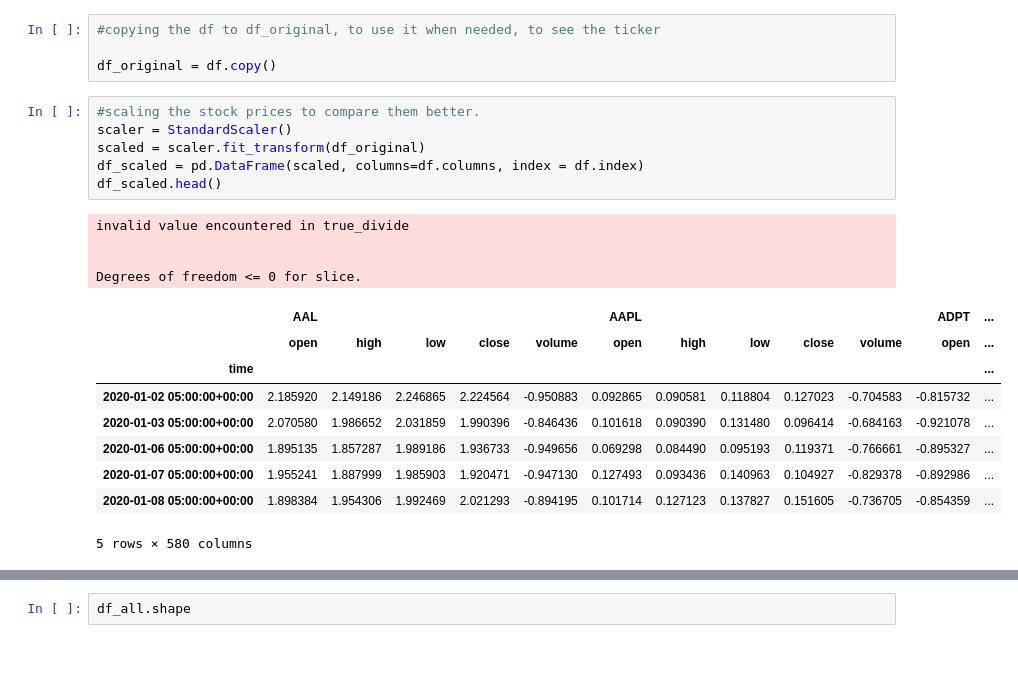
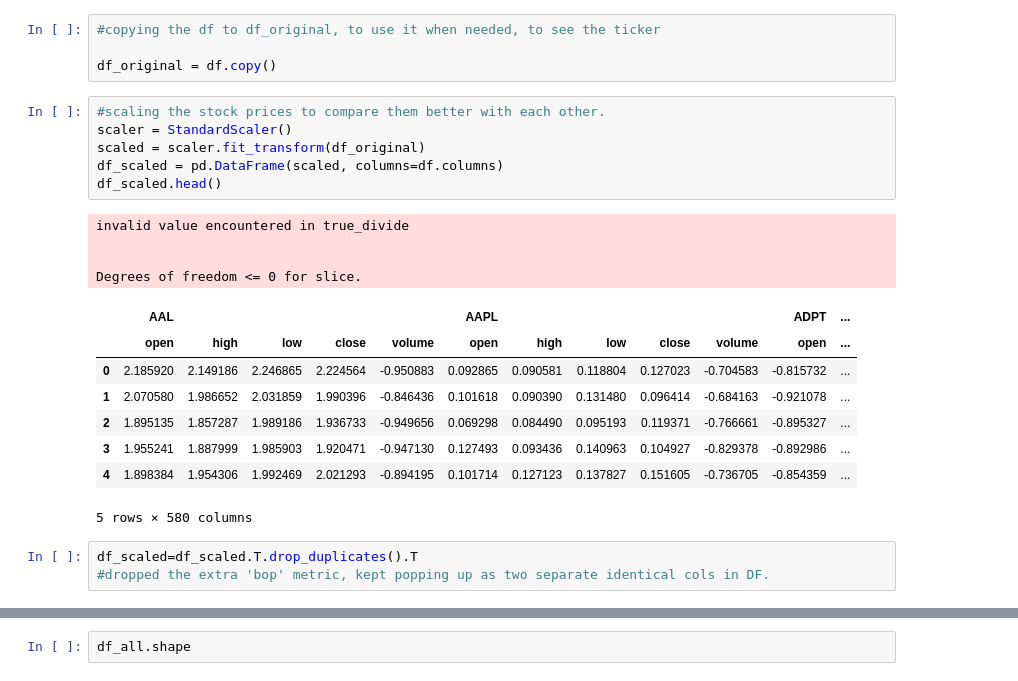
Before and after one commit to Gaukhar-ai/Capstone, a Jupyter notebook: Untitled30.ipynb, the cells around one changed output, grey strips where cells are left out. Saved outputs shown, nothing was run; the diff lists cells and outputs as text; blank space fills up the shorter version.

```diff
--- a/Untitled30.ipynb
+++ b/Untitled30.ipynb
@@ -284,24 +265,26 @@ df_all
 
 df_original = df.copy()
 # %%
-#scaling the stock prices to compare them better.
+#scaling the stock prices to compare them better with each other.
 scaler = StandardScaler()
 scaled = scaler.fit_transform(df_original)
-df_scaled = pd.DataFrame(scaled, columns=df.columns, index = df.index)
+df_scaled = pd.DataFrame(scaled, columns=df.columns)
 df_scaled.head()
 # %% [output]
 invalid value encountered in true_divide
 
 
 Degrees of freedom <= 0 for slice.
 |  | AAL |  |  |  |  | AAPL |  |  |  |  | ADPT | ... |
 |  | open | high | low | close | volume | open | high | low | close | volume | open | ... |
-| time |  |  |  |  |  |  |  |  |  |  |  | ... |
-| 2020-01-02 05:00:00+00:00 | 2.185920 | 2.149186 | 2.246865 | 2.224564 | -0.950883 | 0.092865 | 0.090581 | 0.118804 | 0.127023 | -0.704583 | -0.815732 | ... |
-| 2020-01-03 05:00:00+00:00 | 2.070580 | 1.986652 | 2.031859 | 1.990396 | -0.846436 | 0.101618 | 0.090390 | 0.131480 | 0.096414 | -0.684163 | -0.921078 | ... |
-| 2020-01-06 05:00:00+00:00 | 1.895135 | 1.857287 | 1.989186 | 1.936733 | -0.949656 | 0.069298 | 0.084490 | 0.095193 | 0.119371 | -0.766661 | -0.895327 | ... |
-| 2020-01-07 05:00:00+00:00 | 1.955241 | 1.887999 | 1.985903 | 1.920471 | -0.947130 | 0.127493 | 0.093436 | 0.140963 | 0.104927 | -0.829378 | -0.892986 | ... |
-| 2020-01-08 05:00:00+00:00 | 1.898384 | 1.954306 | 1.992469 | 2.021293 | -0.894195 | 0.101714 | 0.127123 | 0.137827 | 0.151605 | -0.736705 | -0.854359 | ... |
+| 0 | 2.185920 | 2.149186 | 2.246865 | 2.224564 | -0.950883 | 0.092865 | 0.090581 | 0.118804 | 0.127023 | -0.704583 | -0.815732 | ... |
+| 1 | 2.070580 | 1.986652 | 2.031859 | 1.990396 | -0.846436 | 0.101618 | 0.090390 | 0.131480 | 0.096414 | -0.684163 | -0.921078 | ... |
+| 2 | 1.895135 | 1.857287 | 1.989186 | 1.936733 | -0.949656 | 0.069298 | 0.084490 | 0.095193 | 0.119371 | -0.766661 | -0.895327 | ... |
+| 3 | 1.955241 | 1.887999 | 1.985903 | 1.920471 | -0.947130 | 0.127493 | 0.093436 | 0.140963 | 0.104927 | -0.829378 | -0.892986 | ... |
+| 4 | 1.898384 | 1.954306 | 1.992469 | 2.021293 | -0.894195 | 0.101714 | 0.127123 | 0.137827 | 0.151605 | -0.736705 | -0.854359 | ... |
 5 rows × 580 columns
+# %%
+df_scaled=df_scaled.T.drop_duplicates().T
+#dropped the extra 'bop' metric, kept popping up as two separate identical cols in DF.
 # %%
 df_scaled.dropna().sum()
```
Also changed, not shown: parts of 38 cells of this notebook.
